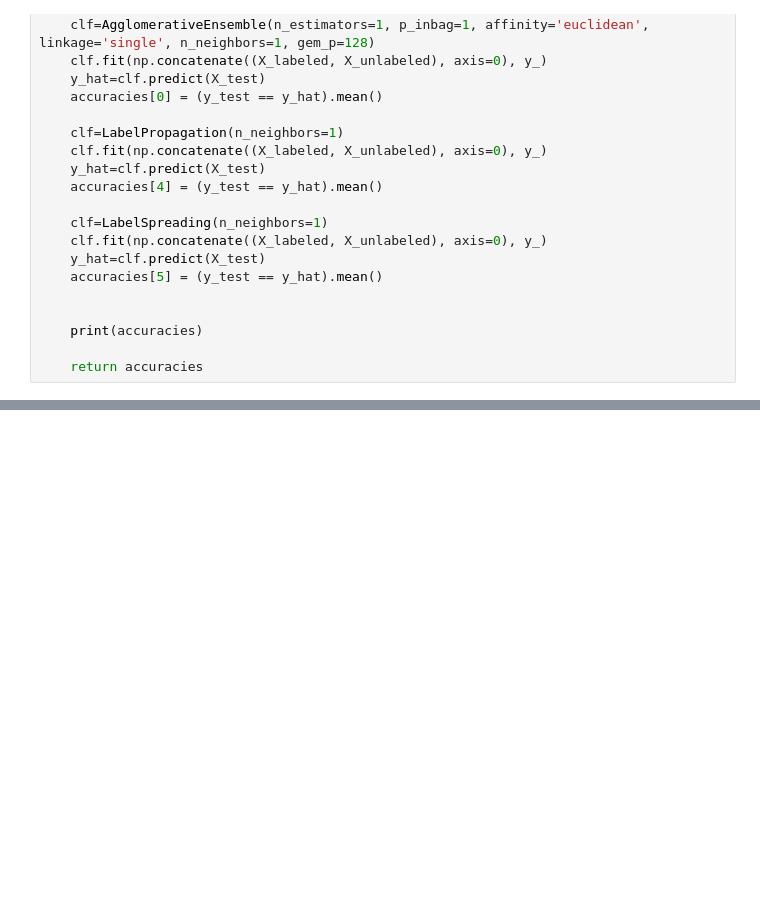
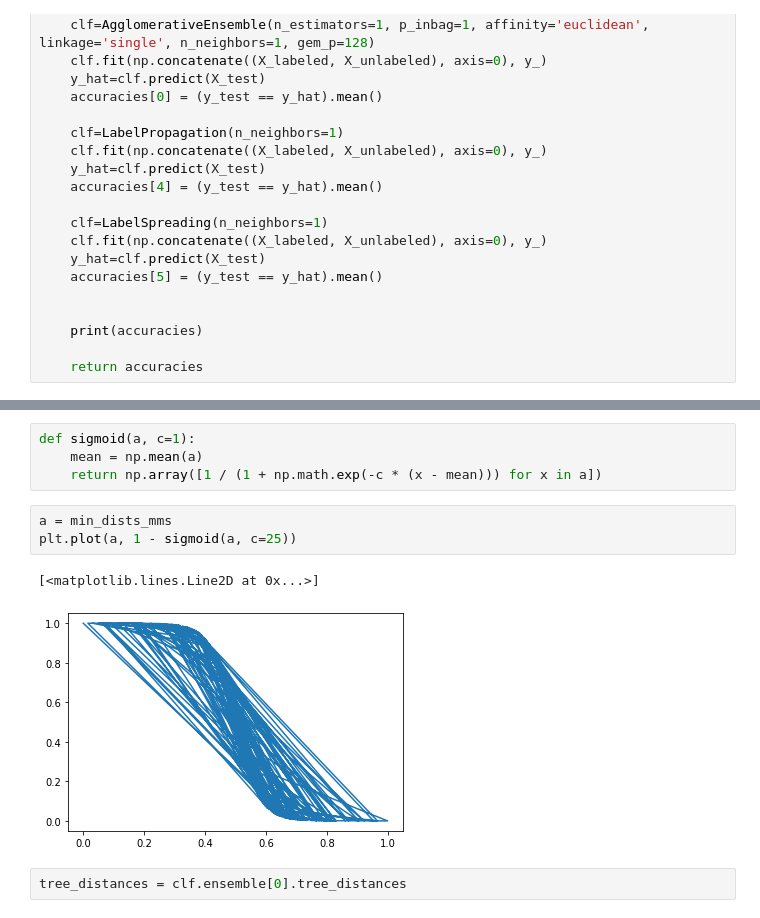
Before and after one commit to hhelm10/agg-class, a Jupyter notebook: notebooks/AggClass/simulations/vis.ipynb, the cells around one changed output, grey strips where cells are left out. Saved outputs shown, nothing was run; the diff lists cells and outputs as text; blank space fills up the shorter version.

```diff
--- a/notebooks/AggClass/simulations/vis.ipynb
+++ b/notebooks/AggClass/simulations/vis.ipynb
@@ -164,0 +209,12 @@ min_dists.shape, min_tree_dists.shape, X_test.shape
+# %%
+def sigmoid(a, c=1):
+    mean = np.mean(a)
+    return np.array([1 / (1 + np.math.exp(-c * (x - mean))) for x in a])
+# %%
+a = min_dists_mms
+plt.plot(a, 1 - sigmoid(a, c=25))
+# %% [output]
+[<matplotlib.lines.Line2D at 0x...>]
+[figure, added]
+# %%
+tree_distances = clf.ensemble[0].tree_distances
```
Also changed, not shown: parts of 7 cells of this notebook, 14 other files.
